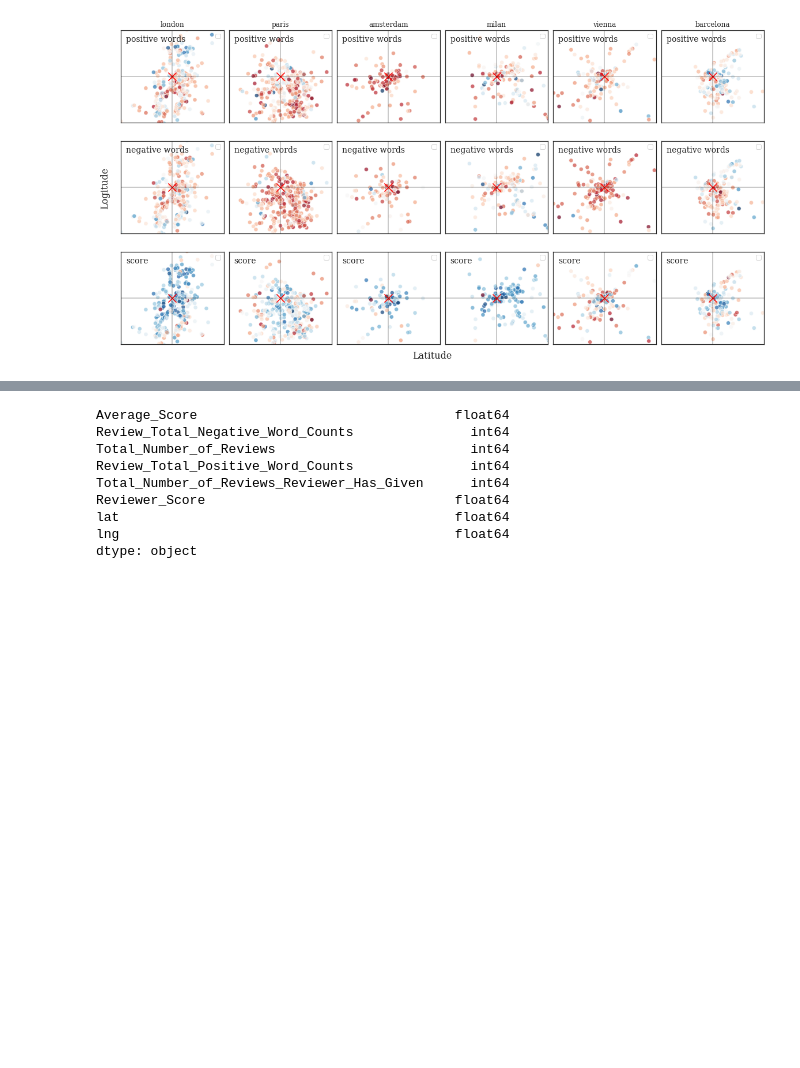
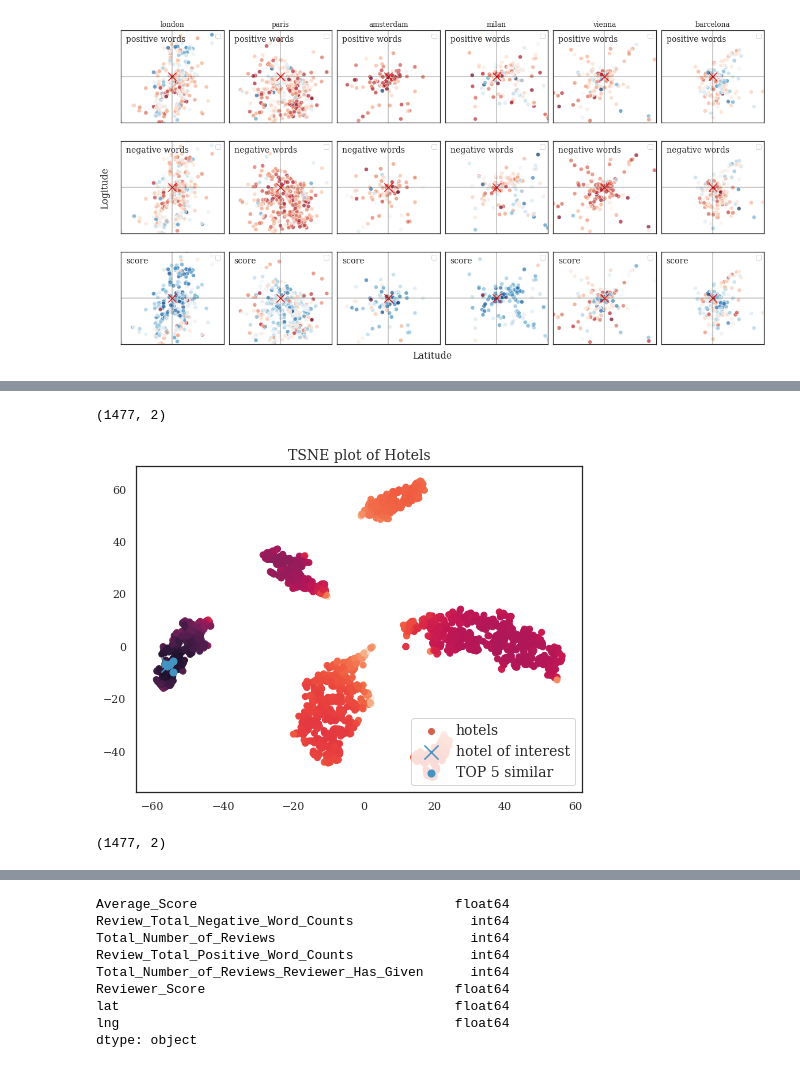
Before and after one commit to SivamPillai/citrus-ai, a Jupyter notebook: Recommendation System/Framework.ipynb, the cells around one changed output, grey strips where cells are left out. Drawn from its saved outputs; the diff is of its cells as text; code cells hidden in the pictures; blank space fills up the shorter version.

```diff
--- a/Recommendation System/Framework.ipynb
+++ b/Recommendation System/Framework.ipynb
@@ -167,3 +233,5 @@ Index(['additional_number_of_scoring', 'average_score',
+# %%
+hotels.drop('total_number_of_reviews_reviewer_has_given', axis=1, inplace=True)
 # %%
 f, axes = plt.subplots(ncols=6, nrows=3, sharex=False, sharey=False, figsize=(20,10))
 
@@ -216,0 +331,2 @@ f.savefig('hotels_in_cities.png', bbox_inches='tight')
+# %%
+dis, best = recommendation(hotels.reset_index(drop=True), 100, hotels.columns, 'minkowski', option='best', top=5)
@@ -216,0 +394,2 @@ f.savefig('hotels_in_cities.png', bbox_inches='tight')
+# %%
+hotels = hotels.dropna()
@@ -216,0 +398,29 @@ f.savefig('hotels_in_cities.png', bbox_inches='tight')
+# %%
+hotel_embed = TSNE(n_components=2, random_state=2).fit_transform(minmax_scale(hotels))
+hotel_embed.shape
+# %% [output]
+(1477, 2)
+# %%
+f = plt.figure(figsize=(8,6))
+p0 = plt.scatter(hotel_embed[:,0], hotel_embed[:,1], c=dis)#, color=sns.color_palette()[1])
+p1 = plt.scatter(hotel_embed[100:101,0], hotel_embed[100:101,1], color=sns.color_palette()[-1], marker='x', s=200)
+
+for b in best[0]:
+    p2 = plt.scatter(hotel_embed[b:b+1,0], hotel_embed[b:b+1,1], color=sns.color_palette()[-1], s=50)
+
+# for w in worst[0]:
+#     p3 = plt.scatter(entity_embed[w:w+1,0], entity_embed[w:w+1,1], color=sns.color_palette()[0], s=50)
+
+plt.legend(handles=[p0,p1,p2],
+           labels=['hotels', 'hotel of interest', 'TOP 5 similar'],
+          loc='lower right', ncol=1, fontsize=14)
+plt.title('TSNE plot of Hotels', fontsize=14)
+plt.show()
+f.savefig('tsne_hotels.png', bbox_inches='tight')
+# %% [output]
+[figure, added]
+# %%
+hotel_embed_1 = TSNE(n_components=2, random_state=2).fit_transform(minmax_scale(hotels.drop(['lat', 'lng'], axis=1)))
+hotel_embed_1.shape
+# %% [output]
+(1477, 2)
```
Also changed, not shown: parts of 75 cells of this notebook, 5 other files.
